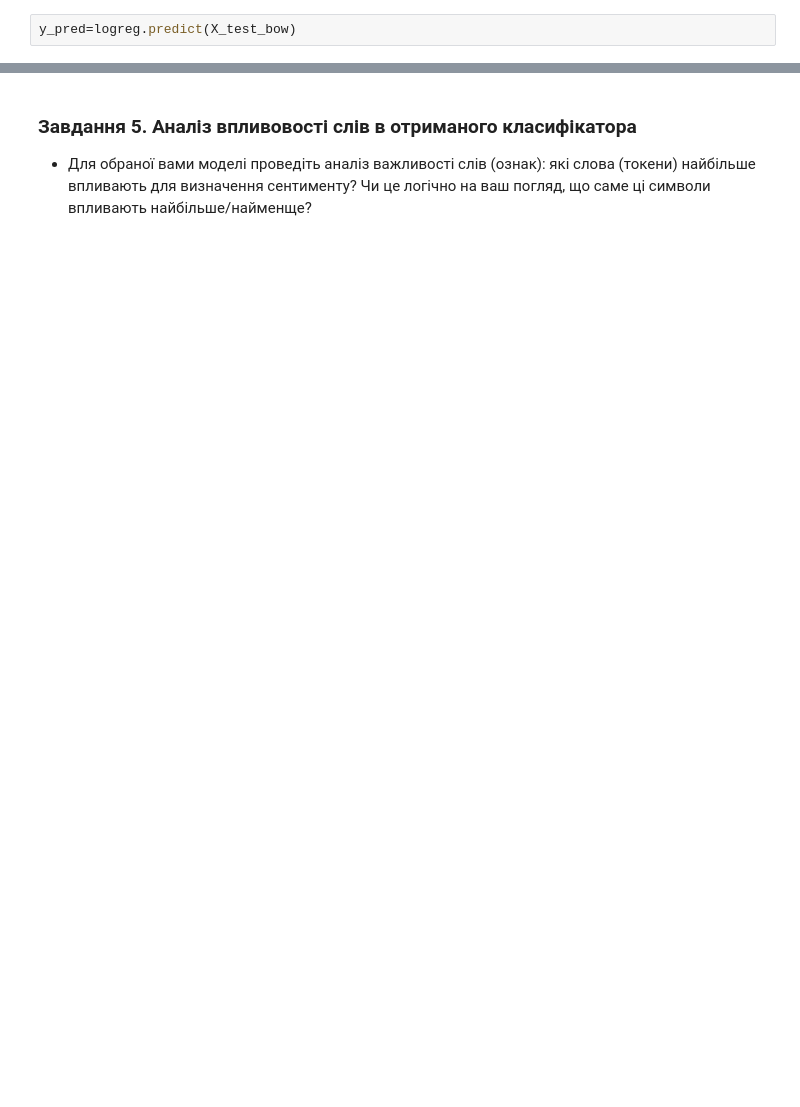
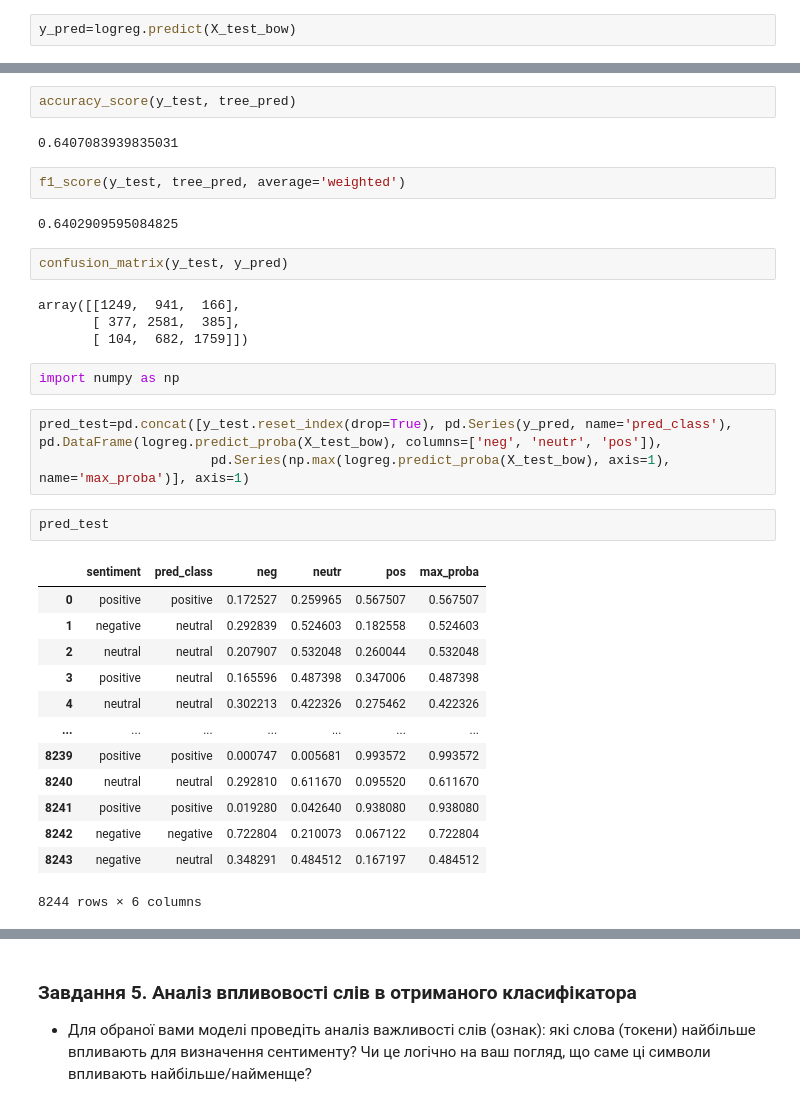
Before and after one commit to Daria-Lytvynenko/ML_course, a Jupyter notebook: HW_NLP_Classification.ipynb, the cells around one changed output, grey strips where cells are left out. Saved outputs shown, nothing was run; the diff lists cells and outputs as text; blank space fills up the shorter version.

```diff
--- a/HW_NLP_Classification.ipynb
+++ b/HW_NLP_Classification.ipynb
@@ -291,0 +261,35 @@ plt.hist(y_pred_proba, bins=20);
+# %%
+accuracy_score(y_test, tree_pred)
+# %% [output]
+0.6407083939835031
+# %%
+f1_score(y_test, tree_pred, average='weighted')
+# %% [output]
+0.6402909595084825
+# %%
+confusion_matrix(y_test, y_pred)
+# %% [output]
+array([[1249,  941,  166],
+       [ 377, 2581,  385],
+       [ 104,  682, 1759]])
+# %%
+import numpy as np
+# %%
+pred_test=pd.concat([y_test.reset_index(drop=True), pd.Series(y_pred, name='pred_class'), pd.DataFrame(logreg.predict_proba(X_test_bow), columns=['neg', 'neutr', 'pos']),
+                      pd.Series(np.max(logreg.predict_proba(X_test_bow), axis=1), name='max_proba')], axis=1)
+# %%
+pred_test
+# %% [output]
+|  | sentiment | pred_class | neg | neutr | pos | max_proba |
+| 0 | positive | positive | 0.172527 | 0.259965 | 0.567507 | 0.567507 |
+| 1 | negative | neutral | 0.292839 | 0.524603 | 0.182558 | 0.524603 |
+| 2 | neutral | neutral | 0.207907 | 0.532048 | 0.260044 | 0.532048 |
+| 3 | positive | neutral | 0.165596 | 0.487398 | 0.347006 | 0.487398 |
+| 4 | neutral | neutral | 0.302213 | 0.422326 | 0.275462 | 0.422326 |
+| ... | ... | ... | ... | ... | ... | ... |
+| 8239 | positive | positive | 0.000747 | 0.005681 | 0.993572 | 0.993572 |
+| 8240 | neutral | neutral | 0.292810 | 0.611670 | 0.095520 | 0.611670 |
+| 8241 | positive | positive | 0.019280 | 0.042640 | 0.938080 | 0.938080 |
+| 8242 | negative | negative | 0.722804 | 0.210073 | 0.067122 | 0.722804 |
+| 8243 | negative | neutral | 0.348291 | 0.484512 | 0.167197 | 0.484512 |
+8244 rows × 6 columns
```
Also changed, not shown: parts of 29 cells of this notebook.
